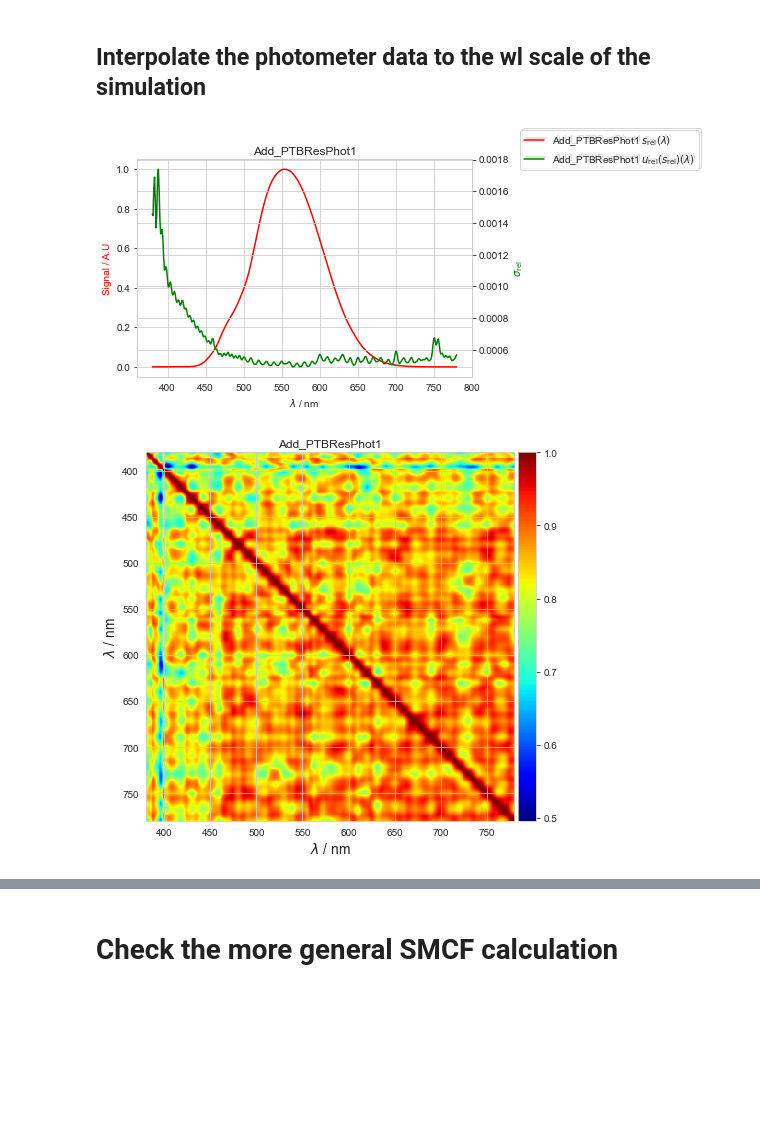
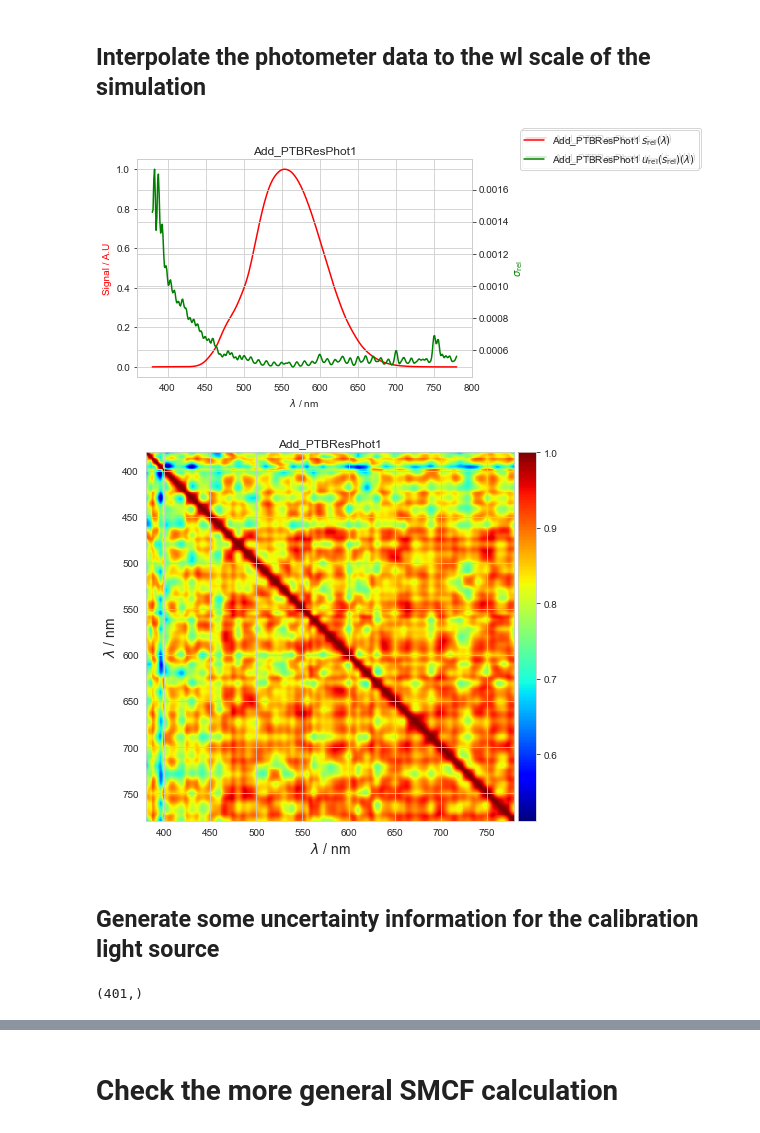
Before and after one commit to empir19nrm02/empir19nrm02, a Jupyter notebook: empir19nrm02/Jupyter/NewRad2023.ipynb, the cells around one changed output, grey strips where cells are left out. Drawn from its saved outputs; the diff is of its cells as text; code cells hidden in the pictures; blank space fills up the shorter version.

```diff
--- a/empir19nrm02/Jupyter/NewRad2023.ipynb
+++ b/empir19nrm02/Jupyter/NewRad2023.ipynb
@@ -45,6 +45,9 @@ detector_tmp = np.vstack((_detectors[0], _detectors[det_number]))
 # wavelength scale for further use
 wl = lx.getwlr((380,780,1))
 
+# MCS
+trials = 2000
+
 detector = lx.cie_interp(detector_tmp, wl, kind='S')
 detector_norm, f1p = display_responsivity('VLDetectors', detector, cieobs=cieobs, s_target_index=2, out_dir=out_dir, S_C=S_C, spectrum_color=spectrum_color, plots=['plot1'])
 print( f'f1prime={f1p[0]*100:0.2} %')
@@ -229,22 +232,80 @@ plotCorrelation(mcVarDetector.setData.corr_matrix, wlPhot, 'Photometer ' + str_P
 # %%
 # put the data at the same WL-Scale
 if len(wl) != mcVarDetector.elements:
-    mcVarDetector.interpolate(wl, wlPhot, trials=100000)
+    mcVarDetector.interpolate(wl, wlPhot, trials=trials)
 
 # hold the relative standard deviation constant
 v_std_rel = mcVarDetector.setData.v_std/mcVarDetector.setData.v_mean
 
 # Use the mean value from detector #128 (hold the uncertainty data from the PTB measurements)
 mcVarDetector.set_vector_param( detector[1], v_std=v_std_rel*detector[1], corr=mcVarDetector.setData.corr_matrix)
 
 fig, ax1, ax2 = plotMCResult(wl, mcVarDetector.setData, str_Phot_file)
 fig.legend(bbox_to_anchor=(1,1), loc="upper left")
 save_fig(out_dir, 'Phot_SDi')
 
 plotCorrelation(mcVectorVarFEL.setData.corr_matrix, wl, str_Phot_file)
 save_fig(out_dir, 'Phot_Corri')
 
 _detector = np.vstack((wl, mcVarDetector.setData.v_mean))
 # %% [output]
-[figure, old version]
+[figure, new version]
-[figure, old version]
+[figure, new version]
+# %% [markdown]
+## Generate some uncertainty information for the calibration light source
+# %%
+from empir19nrm02.tools import draw_values_gum, sumMC
+
+index_555nm = np.argmin(np.abs(wl-555))
+
+calibrationMC = MCVectorVar(name=NameUnit('uncertain A', 'A.U.'), elements=len(wl))
+
+# normalized to the value at 555nm
+stdIllA = lx.cie_interp(_CIE_ILLUMINANTS['A'], wl, kind = 'S')[1:]
+stdIllA[0] /= stdIllA[0][index_555nm]
+print( stdIllA[0].shape)
+
+# normalized to the maximum value
+refSourceL41 = lx.cie_interp(_CIE_ILLUMINANTS['L41'], wl, kind = 'S')[1:]
+refSourceL41 /= np.max(refSourceL41)
+
+# random uncertainty 1%
+calibrationMC.set_vector_param(stdIllA[0], v_std=np.ones(len(wl))*0.01)
+calibrationMC.generate_numbers(trials=trials)
+
+# BB's with an uncertain temperature and different normalization strategies
+calibrationMCT = MCVectorVar(name=NameUnit('uncertain A T', 'A.U.'), elements=len(wl))
+calibrationMCT.set_vector_param(stdIllA[0], v_std=np.ones(len(wl))*0.01)
+calibrationMCT.allocate(trials)
+
+calibrationMCT1 = MCVectorVar(name=NameUnit('uncertain A T1', 'A.U.'), elements=len(wl))
+calibrationMCT1.set_vector_param(stdIllA[0], v_std=np.ones(len(wl))*0.01)
+calibrationMCT1.allocate(trials)
+
+
+calibrationMCT2 = MCVectorVar(name=NameUnit('uncertain A T2', 'A.U.'), elements=len(wl))
+calibrationMCT2.set_vector_param(stdIllA[0], v_std=np.ones(len(wl))*0.01)
+calibrationMCT2.allocate(trials)
+
+#generate the MC data in front f the MCS
+temp = draw_values_gum(mean=2856., stddev=10, draws=calibrationMCT.setParam.trials, distribution="normal")
+bbTempRef = lx.spectrum.blackbody(2856., wl3=wl, relative=False)
+
+for i in range(calibrationMCT.setParam.trials):
+    # bb without normalization
+    calibrationMCT.val[i] = lx.spectrum.blackbody(temp[i], wl3=wl, relative=False)[1:]
+    # normalization at 555nm from the reference BB
+    calibrationMCT1.val[i] = calibrationMCT.val[i] / bbTempRef[1][index_555nm]
+    # normalization at 555nm for each trial separately
+    calibrationMCT2.val[i] = calibrationMCT.val[i] / calibrationMCT.val[i][index_555nm]
+
+# calculate the statisitcal data
+calibrationMCT.calc_cov_matrix_from_data()
+calibrationMCT1.calc_cov_matrix_from_data()
+calibrationMCT2.calc_cov_matrix_from_data()
+# hold the data and do not generate them in the MCS again
+calibrationMCT.use_current_data = True
+calibrationMCT1.use_current_data = True
+calibrationMCT2.use_current_data = True
+# %% [output]
+(401,)
```
Also changed, not shown: parts of 15 cells of this notebook.
